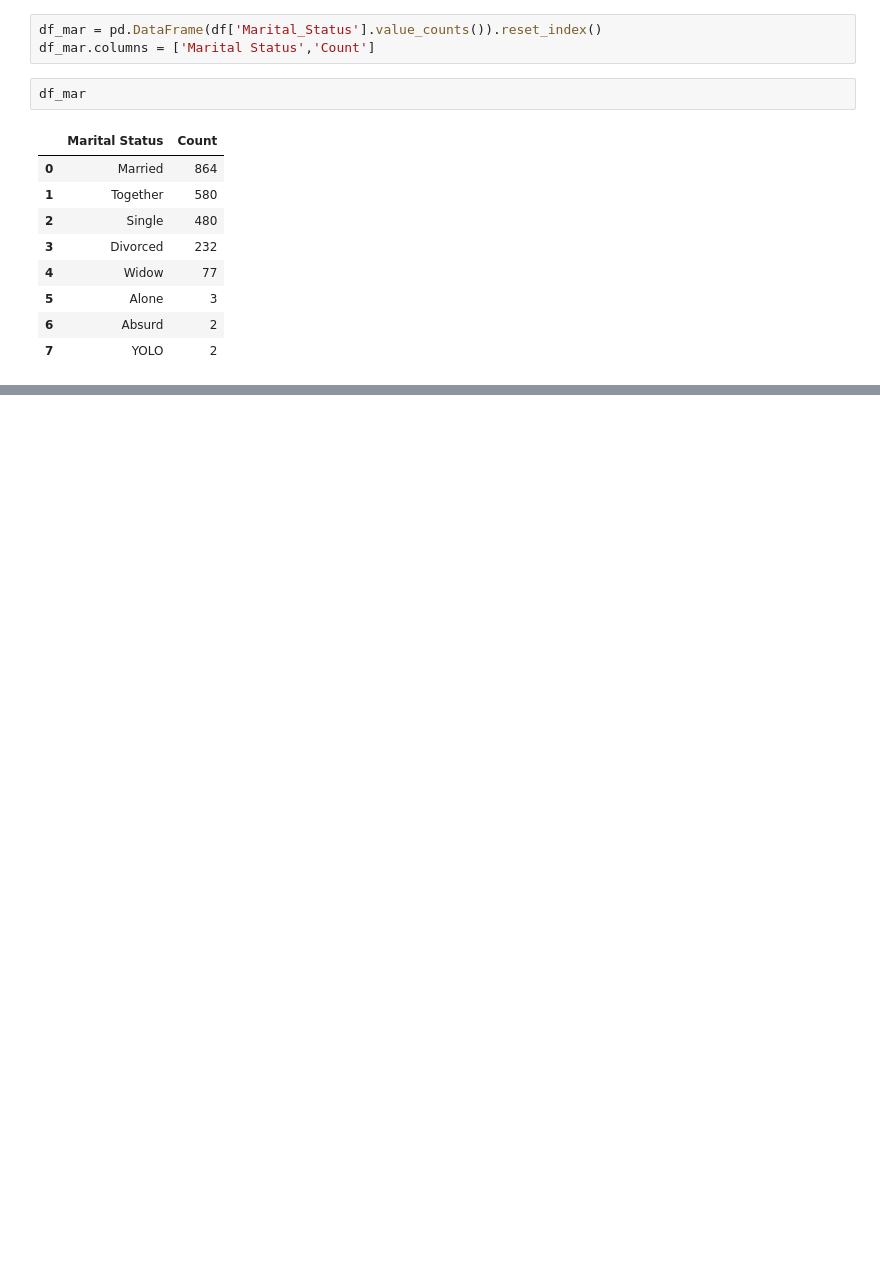
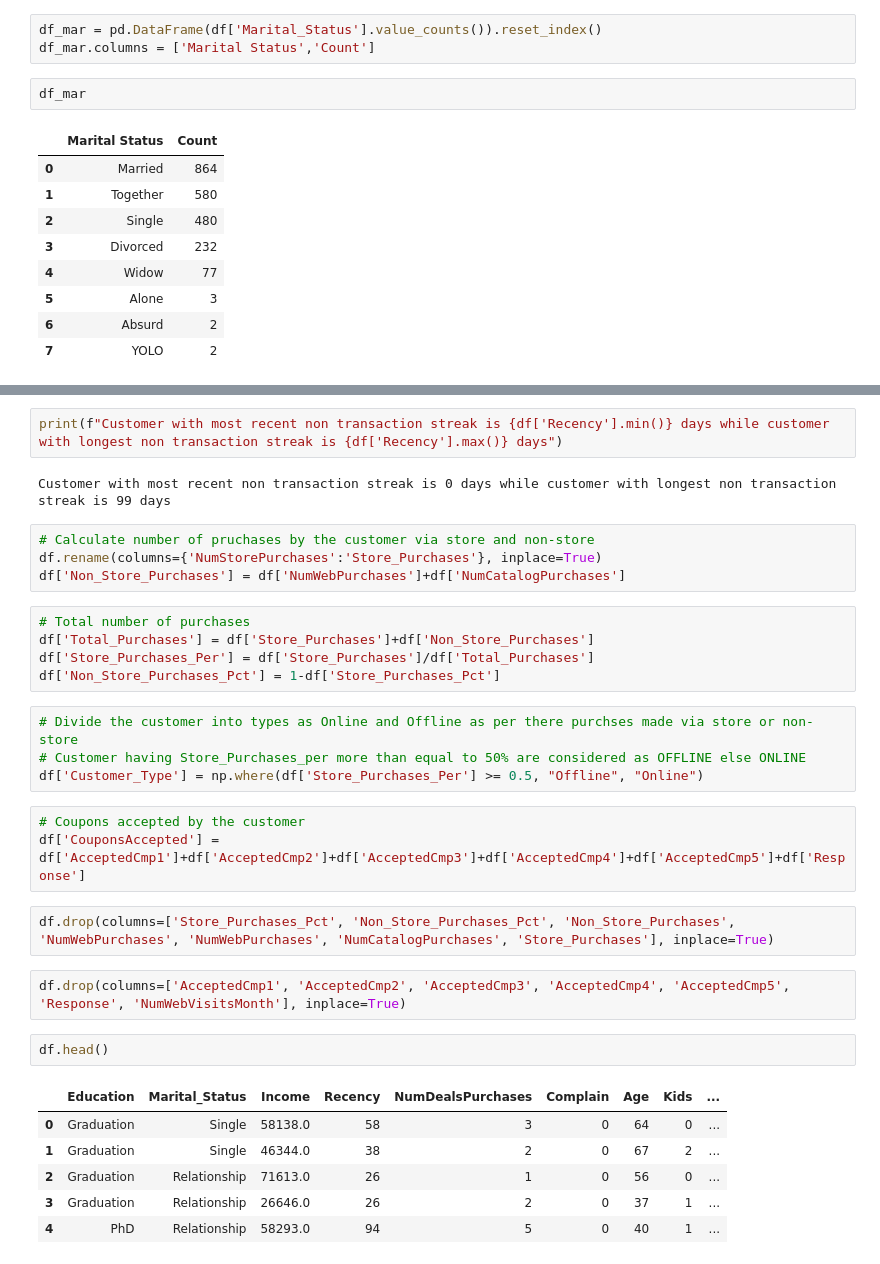
Before and after one commit to kakkar87/data_science_portfolio, a Jupyter notebook: Kaggle Competitions/Customer Personality Analysis.ipynb, the cells around one changed output, grey strips where cells are left out. Saved outputs shown, nothing was run; the diff lists cells and outputs as text; blank space fills up the shorter version.

```diff
--- a/Kaggle Competitions/Customer Personality Analysis.ipynb
+++ b/Kaggle Competitions/Customer Personality Analysis.ipynb
@@ -249,0 +326,33 @@ fig.show()
+# %%
+print(f"Customer with most recent non transaction streak is {df['Recency'].min()} days while customer with longest non transaction streak is {df['Recency'].max()} days")
+# %% [output]
+Customer with most recent non transaction streak is 0 days while customer with longest non transaction streak is 99 days
+# %%
+# Calculate number of pruchases by the customer via store and non-store
+df.rename(columns={'NumStorePurchases':'Store_Purchases'}, inplace=True)
+df['Non_Store_Purchases'] = df['NumWebPurchases']+df['NumCatalogPurchases']
+# %%
+# Total number of purchases
+df['Total_Purchases'] = df['Store_Purchases']+df['Non_Store_Purchases']
+df['Store_Purchases_Per'] = df['Store_Purchases']/df['Total_Purchases']
+df['Non_Store_Purchases_Pct'] = 1-df['Store_Purchases_Pct']
+# %%
+# Divide the customer into types as Online and Offline as per there purchses made via store or non-store
+# Customer having Store_Purchases_per more than equal to 50% are considered as OFFLINE else ONLINE
+df['Customer_Type'] = np.where(df['Store_Purchases_Per'] >= 0.5, "Offline", "Online")
+# %%
+# Coupons accepted by the customer
+df['CouponsAccepted'] = df['AcceptedCmp1']+df['AcceptedCmp2']+df['AcceptedCmp3']+df['AcceptedCmp4']+df['AcceptedCmp5']+df['Response']
+# %%
+df.drop(columns=['Store_Purchases_Pct', 'Non_Store_Purchases_Pct', 'Non_Store_Purchases', 'NumWebPurchases', 'NumWebPurchases', 'NumCatalogPurchases', 'Store_Purchases'], inplace=True)
+# %%
+df.drop(columns=['AcceptedCmp1', 'AcceptedCmp2', 'AcceptedCmp3', 'AcceptedCmp4', 'AcceptedCmp5', 'Response', 'NumWebVisitsMonth'], inplace=True)
+# %%
+df.head()
+# %% [output]
+|  | Education | Marital_Status | Income | Recency | NumDealsPurchases | Complain | Age | Kids | ... |
+| 0 | Graduation | Single | 58138.0 | 58 | 3 | 0 | 64 | 0 | ... |
+| 1 | Graduation | Single | 46344.0 | 38 | 2 | 0 | 67 | 2 | ... |
+| 2 | Graduation | Relationship | 71613.0 | 26 | 1 | 0 | 56 | 0 | ... |
+| 3 | Graduation | Relationship | 26646.0 | 26 | 2 | 0 | 37 | 1 | ... |
+| 4 | PhD | Relationship | 58293.0 | 94 | 5 | 0 | 40 | 1 | ... |
```
Also changed, not shown: parts of 17 cells of this notebook.
